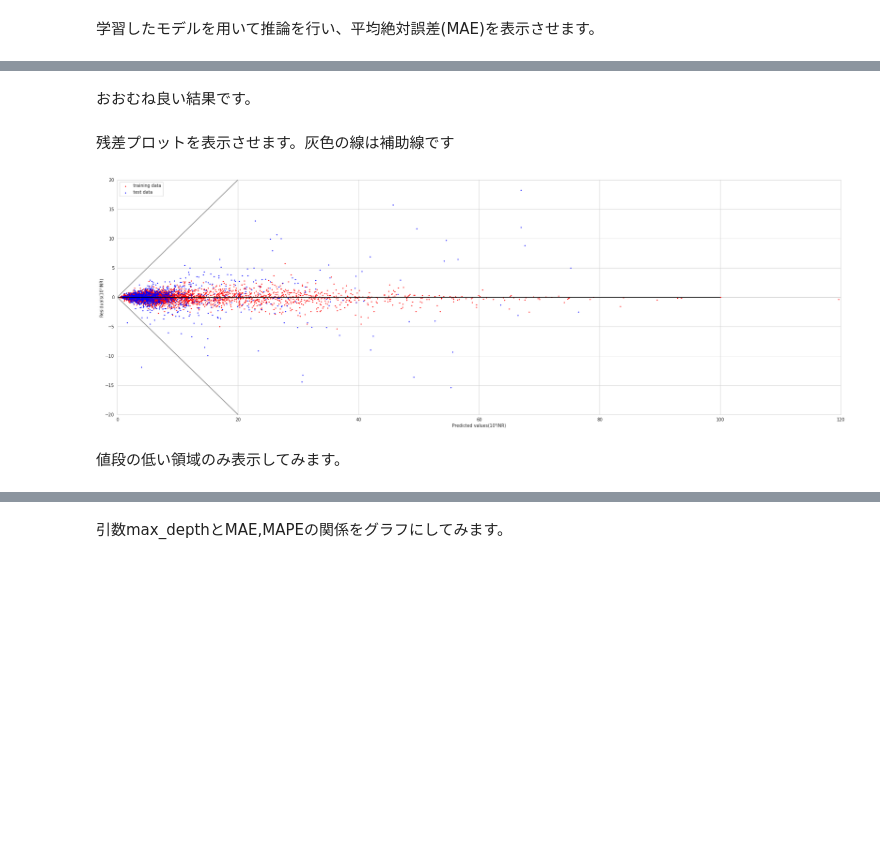
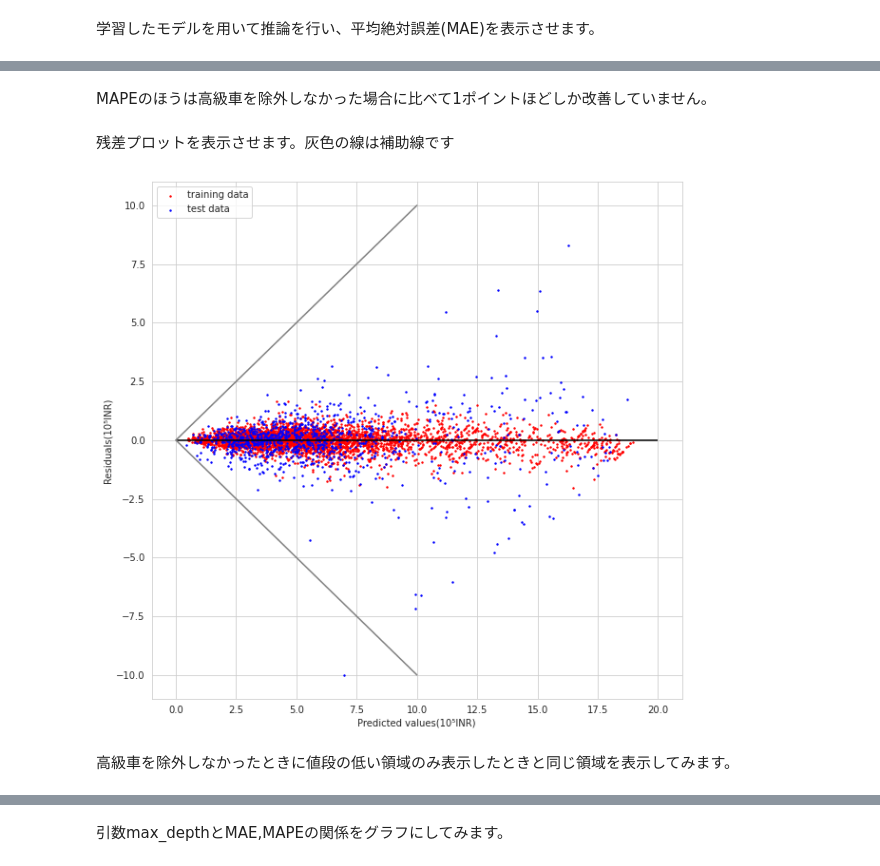
Before and after one commit to Kyotaro65/Used_Cars_Price_Prediction, a Jupyter notebook: Used_Cars_Price_Pred.ipynb, the cells around one changed output, grey strips where cells are left out. Cells and saved outputs as stored; diff of their text form; code cells hidden in the pictures; blank space fills up the shorter version.

```diff
--- a/Used_Cars_Price_Pred.ipynb
+++ b/Used_Cars_Price_Pred.ipynb
@@ -1019,0 +1040,16 @@ plt.show()
+# %%
+def outlier_iqr(df,columns=None):
+  if columns==None:
+    columns=df.columns #列を引数に渡さないときはすべての列で実行
+
+  for col in columns: #列はリストで指定により複数列同時に処理可能
+    q1=df[col].describe()['25%']
+    q3=df[col].describe()['75%']
+    iqr=q3-q1
+
+    outlier_min=q1-iqr*1.5
+    outlier_max=q3+iqr*1.5
+
+    df=df[(df[col]>=outlier_min) & (df[col]<=outlier_max)]
+
+  return df
@@ -1019,0 +1060,4 @@ plt.show()
+# %%
+print('before',df.shape)
+df =outlier_iqr( df,columns=['Price'])
+print('after',df.shape)
@@ -1095,6 +1162,6 @@ def target_encoder(X_train,X_test,y_train,y_test,col,label='Price'):
 # %% [markdown]
 'Manufacturer','Location'のTarget Encodingを実行します。
 # %%
-df,X,y,train,test,X_train,X_test,y_train,y_test=target_encoder(X_train,X_test,y_train,y_test,'Manufacturer','Price')
+df,X,y,train,test,X_train,X_test,y_train,y_test=target_encoder(X_train,X_test,y_train,y_test,'Manufacturer')
 # %% [output]
 Manufacturer
@@ -1117,4 +1184,4 @@ Name: Price, dtype: float64
 # %%
-df,X,y,train,test,X_train,X_test,y_train,y_test=target_encoder(X_train,X_test,y_train,y_test,'Location','Price')
+df,X,y,train,test,X_train,X_test,y_train,y_test=target_encoder(X_train,X_test,y_train,y_test,'Location')
 # %% [output]
 Location
@@ -1229,26 +1319,24 @@ testMAPE 13.374858233092379
-# %% [markdown]
-おおむね良い結果です。
+# %% [markdown]
+MAPEのほうは高級車を除外しなかった場合に比べて1ポイントほどしか改善していません。
 # %% [markdown]
 残差プロットを表示させます。灰色の線は補助線です
 # %%
-plt.figure(figsize=(30,10))
+plt.figure(figsize=(10,10))
 plt.scatter(y_train_pred,(y_train_pred-y_train),c='red',label='training data',s=2)
 plt.scatter(y_test_pred,(y_test_pred-y_test),c='blue',label='test data',s=2)
-plt.hlines(y=0,xmin=0,xmax=100,color='black')
-x1=np.linspace(0, 20, 100)
-x2=np.linspace(0, 30, 100)
+plt.hlines(y=0,xmin=0,xmax=20,color='black')
+x1=np.linspace(0, 10, 100)
+x2=np.linspace(0, 10, 100)
 plt.plot(x1, x1,c="gray")
 plt.plot(x2, -x2,c="gray")
 plt.legend(loc='upper left')
 plt.xlabel('Predicted values(10⁵INR)')
 plt.ylabel('Residuals(10⁵INR)')
-plt.ylim(-20,20)
-plt.xlim(0,120)
 plt.show()
 # %% [output]
-[figure, old version]
+[figure, new version]
-# %% [markdown]
-値段の低い領域のみ表示してみます。
+# %% [markdown]
+高級車を除外しなかったときに値段の低い領域のみ表示したときと同じ領域を表示してみます。
 # %%
 plt.figure(figsize=(16,8))
 plt.scatter(y_train_pred,(y_train_pred-y_train),c='red',label='training data',s=2)
```
Also changed, not shown: parts of 51 cells of this notebook.
